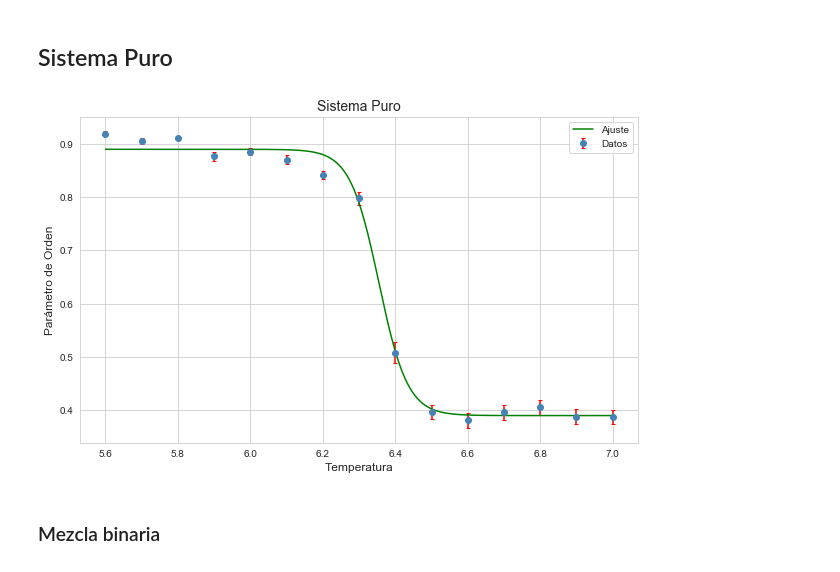
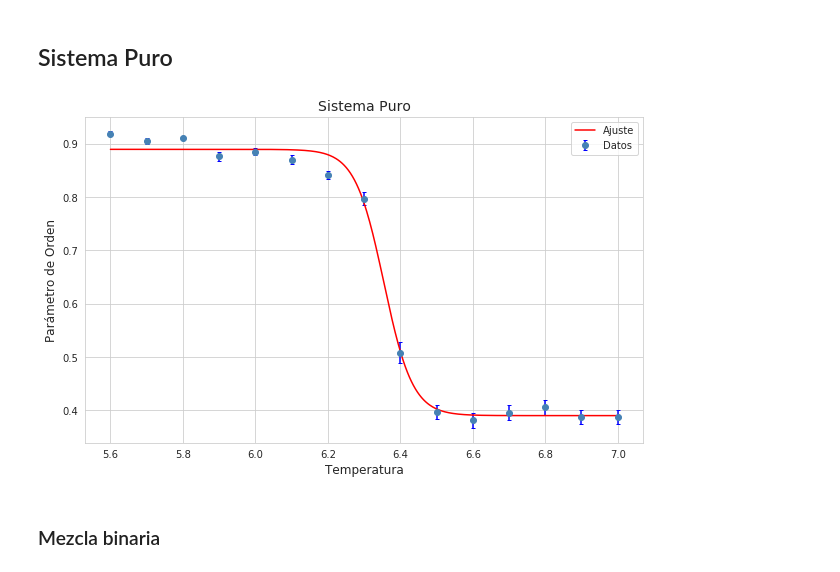
Before and after one commit to emmanuellfc/molecular_dynamics, a Jupyter notebook: Graphics/Graphics.ipynb, the cells around one changed output. Drawn from its saved outputs; the diff is of its cells as text; code cells hidden in the pictures.

```diff
--- a/Graphics/Graphics.ipynb
+++ b/Graphics/Graphics.ipynb
@@ -49,22 +49,22 @@ p_2_np = 0.630298 + 0.246851 * np.tanh(10.5989 * (6.32881 - t));
 # %%
 # Defining the figure and figure size
 fig, ax = plt.subplots(figsize=(10, 6))
 
 # Plotting the error bars
-ax.errorbar(temp, p2_pure_data, yerr=p2dat_error_pure, label = 'Datos',fmt='o', ecolor='red',
+ax.errorbar(temp, p2_pure_data, yerr=p2dat_error_pure, label = 'Datos',fmt='o', ecolor='blue',
             color='steelblue', capsize=2)
 
 # Adding a Plot
-ax.plot(t, p_2_pure, label='Ajuste', color = 'green');
+ax.plot(t, p_2_pure, label='Ajuste', color = 'red');
 
 # Adding plotting parameters
 ax.set_title('Sistema Puro', fontsize=14)
 ax.set_xlabel('Temperatura', fontsize=12);
 ax.set_ylabel('Parámetro de Orden', fontsize=12);
 ax.legend();
 fig.savefig("sistema_puro.png",dpi = 200, format = "png")
 # %% [output]
-[figure, old version]
+[figure, new version]
 # %% [markdown]
 ### Mezcla binaria
 # %%
```
Also changed, not shown: parts of 4 cells of this notebook, 8 other files.
